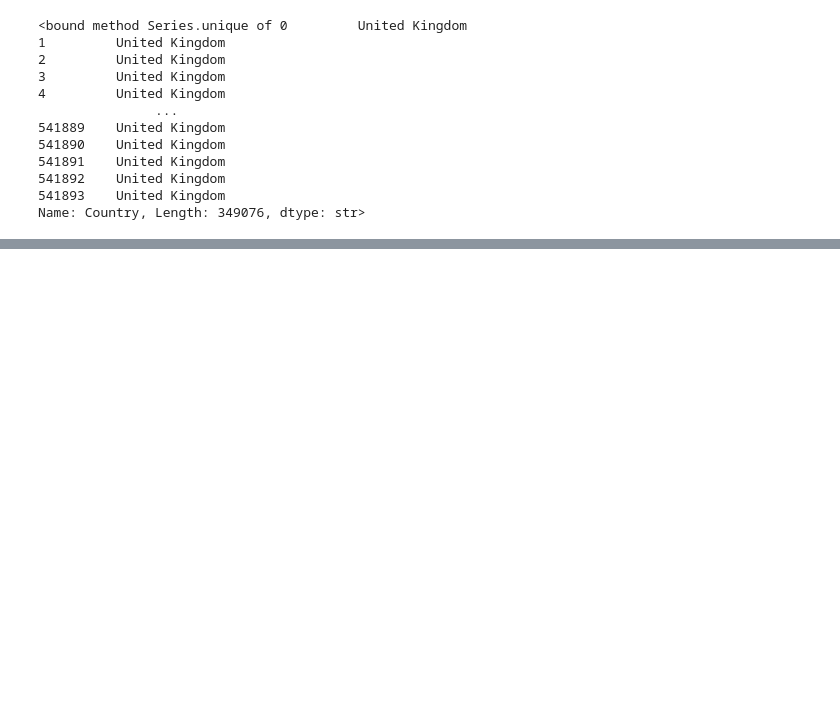
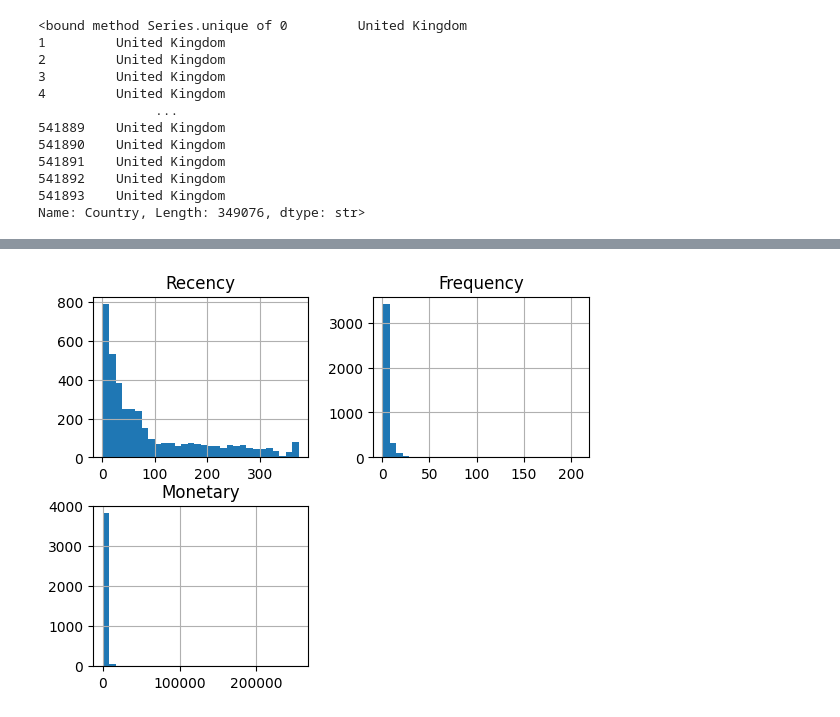
Before and after one commit to Qanmberjawad/clv-prediction, a Jupyter notebook: notebooks/01_data_loading.ipynb, the cells around one changed output, grey strips where cells are left out. Cells and saved outputs as stored; diff of their text form; code cells hidden in the pictures; blank space fills up the shorter version.

```diff
--- a/notebooks/01_data_loading.ipynb
+++ b/notebooks/01_data_loading.ipynb
@@ -204,0 +281,21 @@ Name: Country, Length: 349076, dtype: str>
+# %%
+import pandas as pd
+
+# Recency (reverse scoring: lower is better)
+rfm['R_score'] = pd.qcut(rfm['Recency'], 5, labels=[5,4,3,2,1], duplicates='drop')
+
+# Frequency & Monetary (auto bins → then convert)
+rfm['F_score'] = pd.qcut(rfm['Frequency'], 5, duplicates='drop')
+rfm['M_score'] = pd.qcut(rfm['Monetary'], 5, duplicates='drop')
+
+# Convert categorical bins to numeric scores
+rfm['F_score'] = rfm['F_score'].cat.codes + 1
+rfm['M_score'] = rfm['M_score'].cat.codes + 1
+# %%
+rfm['RFM_Score'] = (
+    rfm['R_score'].astype(str) +
+    rfm['F_score'].astype(str) +
+    rfm['M_score'].astype(str)
+)
+
+rfm.head()
@@ -204,0 +309,6 @@ Name: Country, Length: 349076, dtype: str>
+# %%
+import numpy as np
+
+rfm['Recency_log'] = np.log1p(rfm['Recency'])
+rfm['Frequency_log'] = np.log1p(rfm['Frequency'])
+rfm['Monetary_log'] = np.log1p(rfm['Monetary'])
@@ -204,0 +343,7 @@ Name: Country, Length: 349076, dtype: str>
+# %%
+import matplotlib.pyplot as plt
+
+rfm[['Recency','Frequency','Monetary']].hist(bins=30)
+plt.show()
+# %% [output]
+[figure, added]
```
Also changed, not shown: parts of 13 cells of this notebook.
